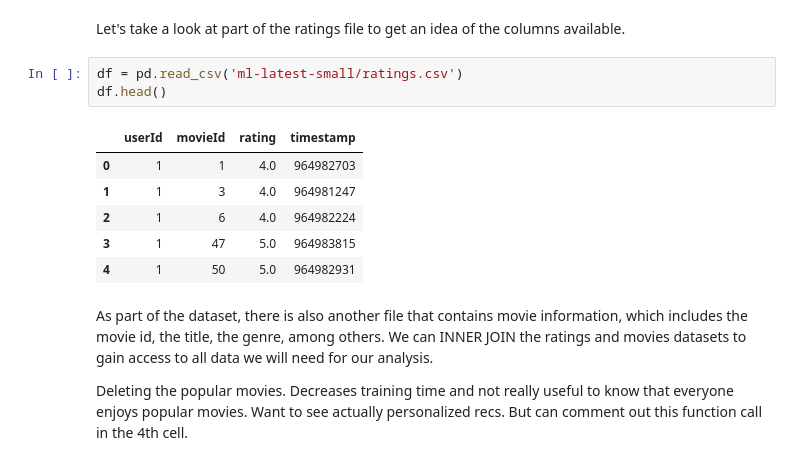
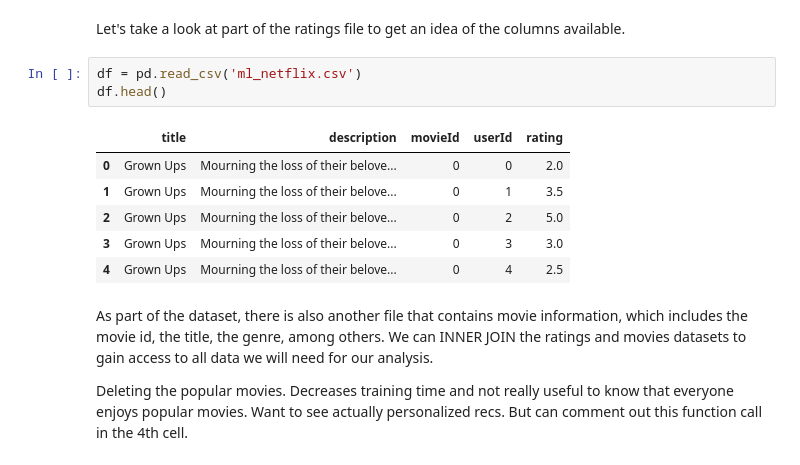
Before and after one commit to jho44/GetHuluJob, a Jupyter notebook: python_pmf.ipynb, the cells around one changed output. Cells and saved outputs as stored; diff of their text form.

```diff
--- a/python_pmf.ipynb
+++ b/python_pmf.ipynb
@@ -39,15 +15,15 @@ Archive:  ml-latest-small.zip
 # %% [markdown]
 Let's take a look at part of the ratings file to get an idea of the columns available.
 # %%
-df = pd.read_csv('ml-latest-small/ratings.csv')
+df = pd.read_csv('ml_netflix.csv')
 df.head()
 # %% [output]
-|  | userId | movieId | rating | timestamp |
-| 0 | 1 | 1 | 4.0 | 964982703 |
-| 1 | 1 | 3 | 4.0 | 964981247 |
-| 2 | 1 | 6 | 4.0 | 964982224 |
-| 3 | 1 | 47 | 5.0 | 964983815 |
-| 4 | 1 | 50 | 5.0 | 964982931 |
+|  | title | description | movieId | userId | rating |
+| 0 | Grown Ups | Mourning the loss of their belove... | 0 | 0 | 2.0 |
+| 1 | Grown Ups | Mourning the loss of their belove... | 0 | 1 | 3.5 |
+| 2 | Grown Ups | Mourning the loss of their belove... | 0 | 2 | 5.0 |
+| 3 | Grown Ups | Mourning the loss of their belove... | 0 | 3 | 3.0 |
+| 4 | Grown Ups | Mourning the loss of their belove... | 0 | 4 | 2.5 |
 # %% [markdown]
 As part of the dataset, there is also another file that contains movie information, which includes the movie id, the title, the genre, among others. We can INNER JOIN the ratings and movies datasets to gain access to all data we will need for our analysis.
 
```
Also changed, not shown: parts of 23 cells of this notebook, 7 other files.
